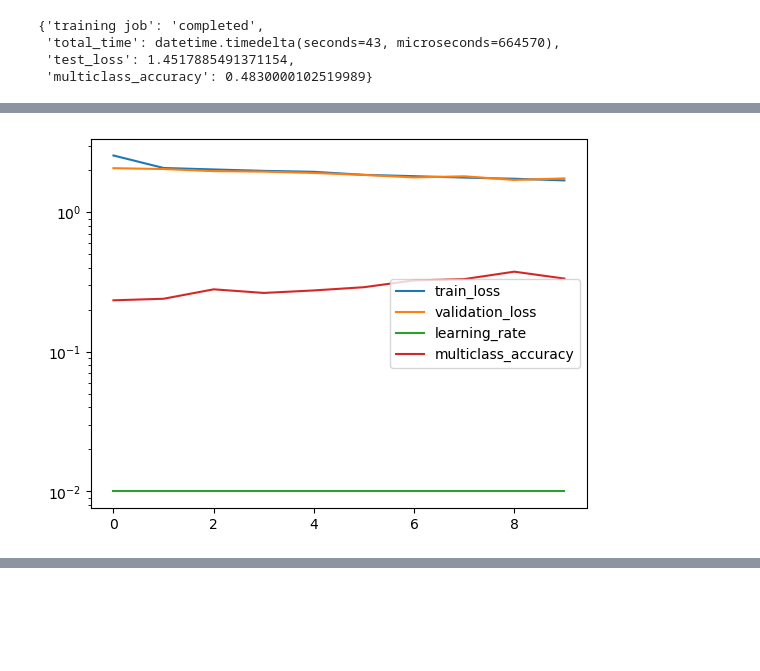
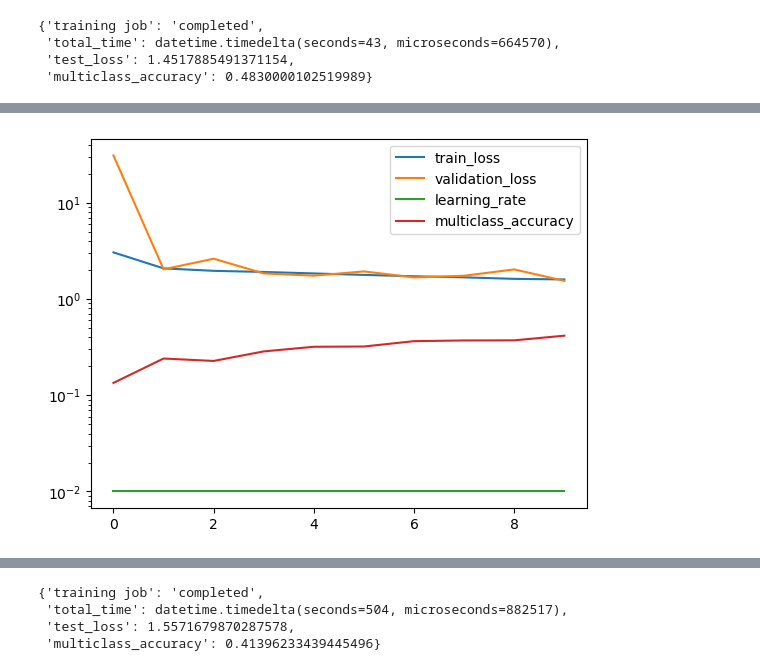
Before and after one commit to icanswim/cosmosis, a Jupyter notebook: experiment.ipynb, the cells around one changed output, grey strips where cells are left out. Saved outputs shown, nothing was run; the diff lists cells and outputs as text; code cells hidden in the pictures; blank space fills up the shorter version.

```diff
--- a/experiment.ipynb
+++ b/experiment.ipynb
@@ -656,10 +656,10 @@ ds_param={'train_param': {'dataset': 'CIFAR10',
                                                     transforms.ToTensor()]),
                                        'target_transform': None}}}
 
-metric_param = {'report_interval': 300,
-                 'log_plot': True,
-                 'metric_name': 'multiclass_accuracy', # torcheval
-                 'metric_param': {'num_classes': 10}}
+metric_param = {'report_interval': 2,
+                'log_plot': True,
+                'metric_name': 'multiclass_accuracy', # torcheval
+                'metric_param': {'num_classes': 10}}
 
 opt_param = {'lr': 0.01}
 
@@ -673,15 +673,18 @@ sched_param = {'factor': .5,
                'patience': 2,
                'cooldown': 1}
 
-l = Learn([TVDS,TVDS],
-          tv_model,
-          Selector,
-          Optimizer=Adam,
-          Scheduler=ReduceLROnPlateau,
-          Criterion=CrossEntropyLoss,
-          model_param=model_param, ds_param=ds_param,
-          sample_param=sample_param, opt_param=opt_param,
-          sched_param=sched_param, crit_param=crit_param,
-          metric_param=metric_param,
-          batch_size=16, epochs=10)
+learn = Learn([TVDS,TVDS],
+              tv_model,
+              Metric=Metric,
+              Sampler=Selector,
+              Optimizer=Adam,
+              Scheduler=ReduceLROnPlateau,
+              Criterion=CrossEntropyLoss,
+              model_param=model_param, ds_param=ds_param,
+              sample_param=sample_param, opt_param=opt_param,
+              sched_param=sched_param, crit_param=crit_param,
+              metric_param=metric_param,
+              batch_size=64, epoch=10, gpu=True)
+
+learn.run_experiment()
 # %% [output]
@@ -705 +704 @@ multiclass_accuracy test metric: 0.35429999232292175
-[figure, old version]
+[figure, new version]
@@ -705,0 +707,4 @@ multiclass_accuracy test metric: 0.35429999232292175
+{'training job': 'completed',
+ 'total_time': datetime.timedelta(seconds=504, microseconds=882517),
+ 'test_loss': 1.5571679870287578,
+ 'multiclass_accuracy': 0.41396233439445496}
```
Also changed, not shown: parts of 2 cells of this notebook.
